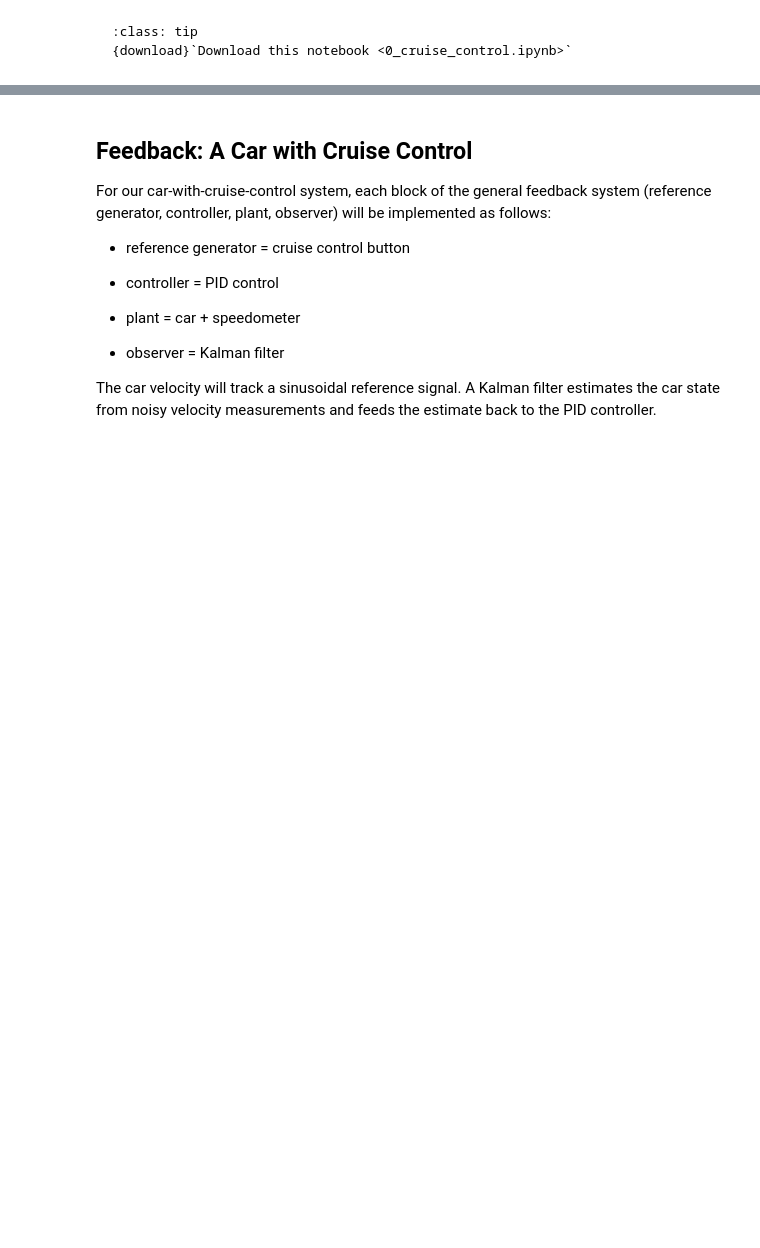
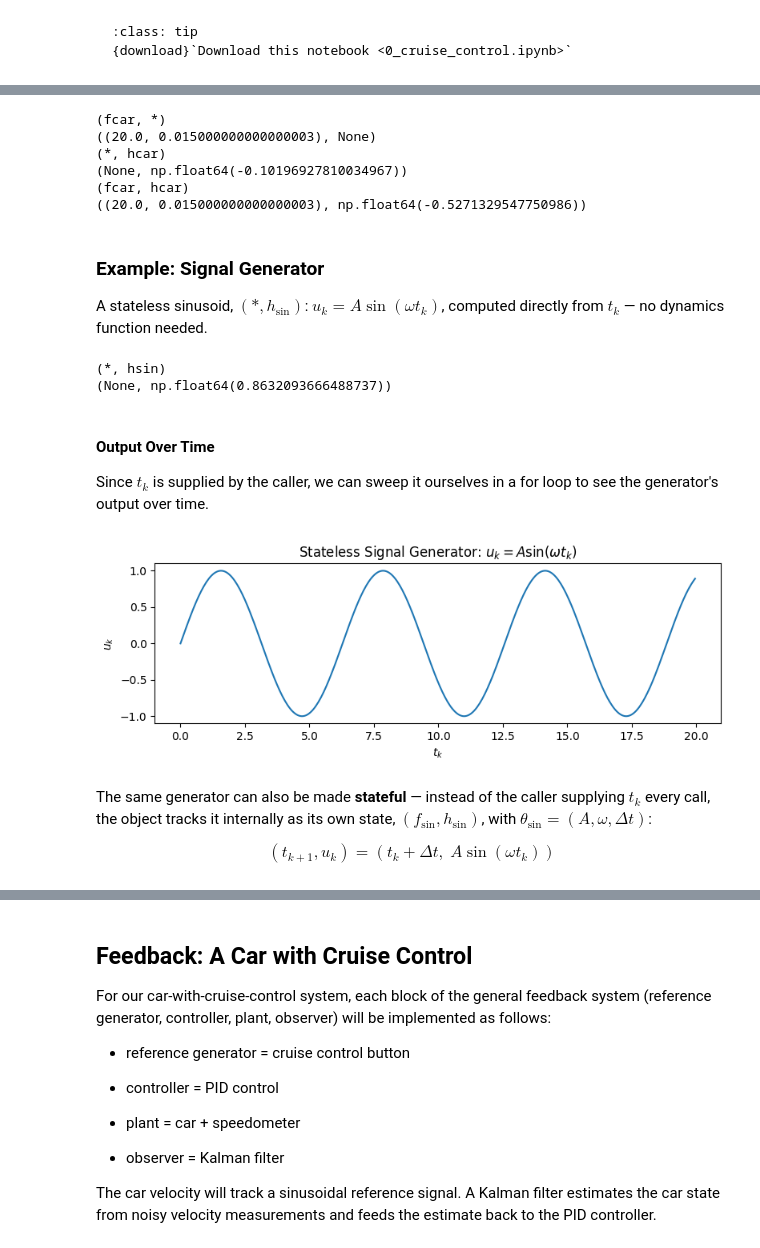
Before and after one commit to nehalsinghmangat/dynamicalnodes, a Jupyter notebook: docs/source/tutorials/0_cruise_control/0_cruise_control.ipynb, the cells around one changed output, grey strips where cells are left out. Drawn from its saved outputs; the diff is of its cells as text; code cells hidden in the pictures; blank space fills up the shorter version.

```diff
--- a/docs/source/tutorials/0_cruise_control/0_cruise_control.ipynb
+++ b/docs/source/tutorials/0_cruise_control/0_cruise_control.ipynb
@@ -12,0 +50,80 @@ We first reintroduce our car-with-cruise-control system from Section 5 (*Example
+# %%
+import numpy as np
+from dynamicalnodes import DynamicalSystem
+
+
+def fcar(xk, uk, theta_car):
+    dk, vk = xk
+    m, b, dt = theta_car
+    return (dk + dt * vk, vk + dt * (uk - b * vk) / m)
+
+
+car = DynamicalSystem(f=fcar)
+print(car)  # (fcar, *)
+xk_next, _ = car.eval(xk=(20.0, 0.0), uk=3.0, theta_car=(20.0, 39.0, 0.1))
+print(car.eval(xk=(20.0, 0.0), uk=3.0, theta_car=(20.0, 39.0, 0.1)))
+
+
+def hcar(xk, sigma=0.5):
+    _, vk = xk
+    return np.abs(vk) + np.random.normal(0.0, sigma)
+
+
+speedometer = DynamicalSystem(h=hcar)
+print(speedometer)  # (*, hcar)
+_, yk = speedometer.eval(xk=(20.0, 0.0))
+print(speedometer.eval(xk=(20.0, 0.0)))
+
+car_with_spd = DynamicalSystem(f=fcar, h=hcar)
+print(car_with_spd)  # (fcar, hcar)
+xk_next, yk = car_with_spd.eval(xk=(20.0, 0.0), uk=3.0, theta_car=(20.0, 39.0, 0.1))
+print(car_with_spd.eval(xk=(20.0, 0.0), uk=3.0, theta_car=(20.0, 39.0, 0.1)))
+# %% [output]
+(fcar, *)
+((20.0, 0.015000000000000003), None)
+(*, hcar)
+(None, np.float64(-0.10196927810034967))
+(fcar, hcar)
+((20.0, 0.015000000000000003), np.float64(-0.5271329547750986))
+# %% [markdown]
+### Example: Signal Generator
+
+A stateless sinusoid, $(*, h_{\sin})$: $u_k = A\sin(\omega t_k)$, computed directly from $t_k$ — no dynamics function needed.
+# %%
+def hsin(tk, A=1.0, omega=1.0):
+    return A * np.sin(omega * tk)
+
+
+sin = DynamicalSystem(h=hsin)
+print(sin)  # (*, hsin)
+_, uk = sin.eval(tk=2.1, A=1.0, omega=1.0)
+print(sin.eval(tk=2.1, A=1.0, omega=1.0))
+# %% [output]
+(*, hsin)
+(None, np.float64(0.8632093666488737))
+# %% [markdown]
+#### Output Over Time
+
+Since $t_k$ is supplied by the caller, we can sweep it ourselves in a for loop to see the generator's output over time.
+# %%
+import matplotlib.pyplot as plt
+
+tk_values = np.arange(0, 20, 0.05)
+u_out = []
+for tk in tk_values:
+    _, uk = sin.eval(tk=tk, A=1.0, omega=1.0)
+    u_out.append(uk)
+# %%
+plt.figure(figsize=(8, 3))
+plt.plot(tk_values, u_out)
+plt.xlabel("$t_k$")
+plt.ylabel("$u_k$")
+plt.title("Stateless Signal Generator: $u_k = A\\sin(\\omega t_k)$")
+plt.tight_layout()
+plt.show()
+# %% [output]
+[figure, added]
+# %% [markdown]
+The same generator can also be made **stateful** — instead of the caller supplying $t_k$ every call, the object tracks it internally as its own state, $(f_{\sin}, h_{\sin})$, with $\theta_{\sin} = (A, \omega, \Delta t)$:
+
+$$(t_{k+1}, u_k) = (t_k + \Delta t,\; A\sin(\omega t_k))$$
```
Also changed, not shown: parts of 40 cells of this notebook, 19 other files.
